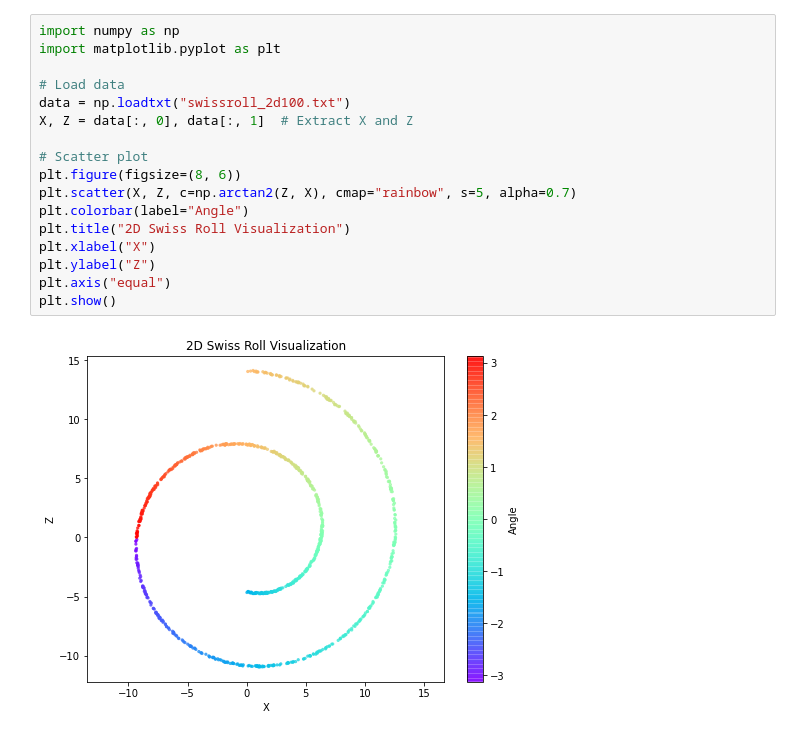
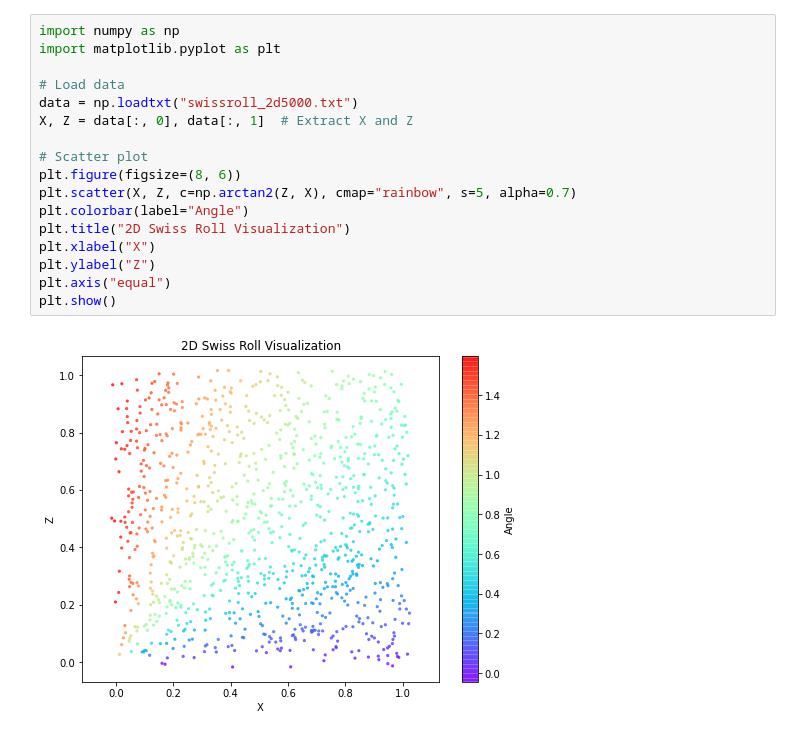
Before and after one commit to MurageKibicho/Quasi-Quantum-Assembly, a Jupyter notebook: Experiments/Swiss_Roll_Visualize.ipynb, the cells around one changed output. Cells and saved outputs as stored; diff of their text form.

```diff
--- a/Experiments/Swiss_Roll_Visualize.ipynb
+++ b/Experiments/Swiss_Roll_Visualize.ipynb
@@ -1,19 +1,19 @@
 # %%
 import numpy as np
 import matplotlib.pyplot as plt
 
 # Load data
-data = np.loadtxt("swissroll_2d100.txt")
+data = np.loadtxt("swissroll_2d5000.txt")
 X, Z = data[:, 0], data[:, 1]  # Extract X and Z
 
 # Scatter plot
 plt.figure(figsize=(8, 6))
 plt.scatter(X, Z, c=np.arctan2(Z, X), cmap="rainbow", s=5, alpha=0.7)
 plt.colorbar(label="Angle")
 plt.title("2D Swiss Roll Visualization")
 plt.xlabel("X")
 plt.ylabel("Z")
 plt.axis("equal")
 plt.show()
 # %% [output]
-[figure, old version]
+[figure, new version]
```
Also changed, not shown: parts of 1 cell of this notebook, 36 other files.
